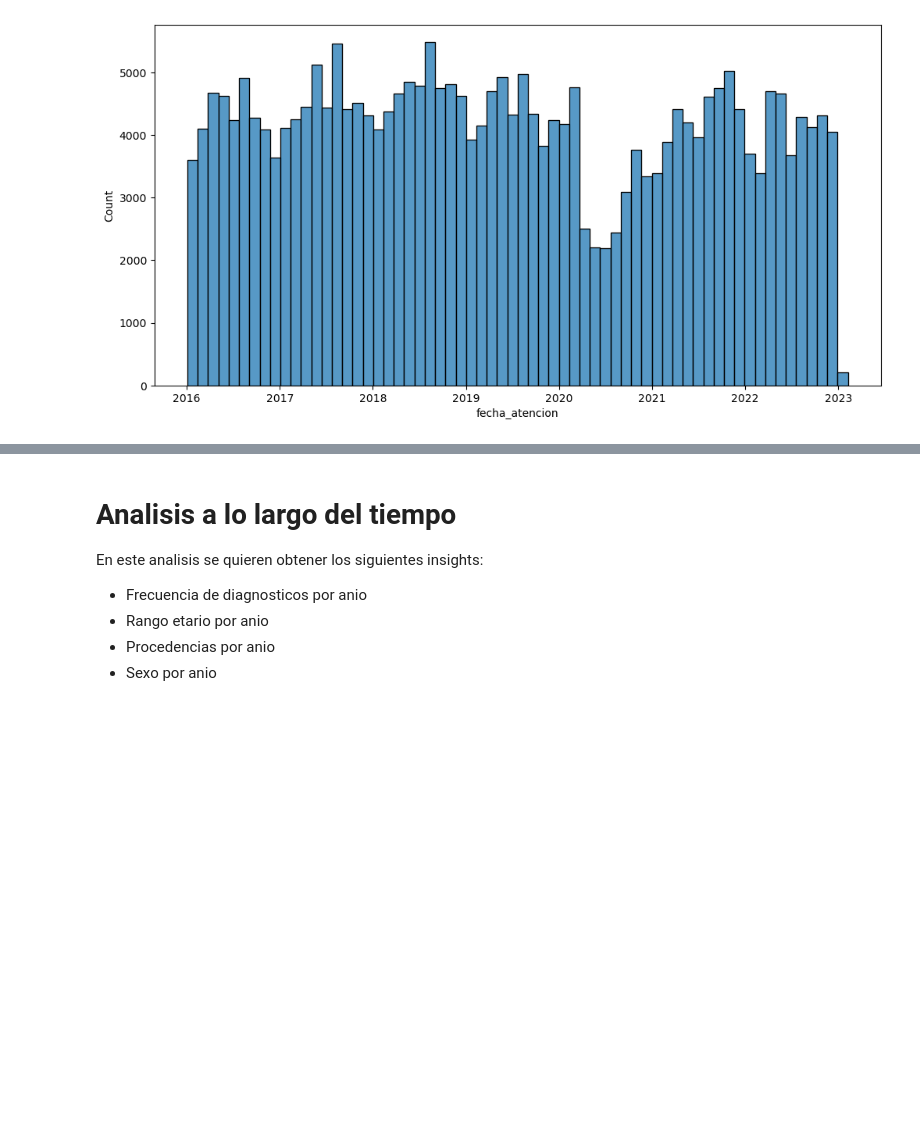
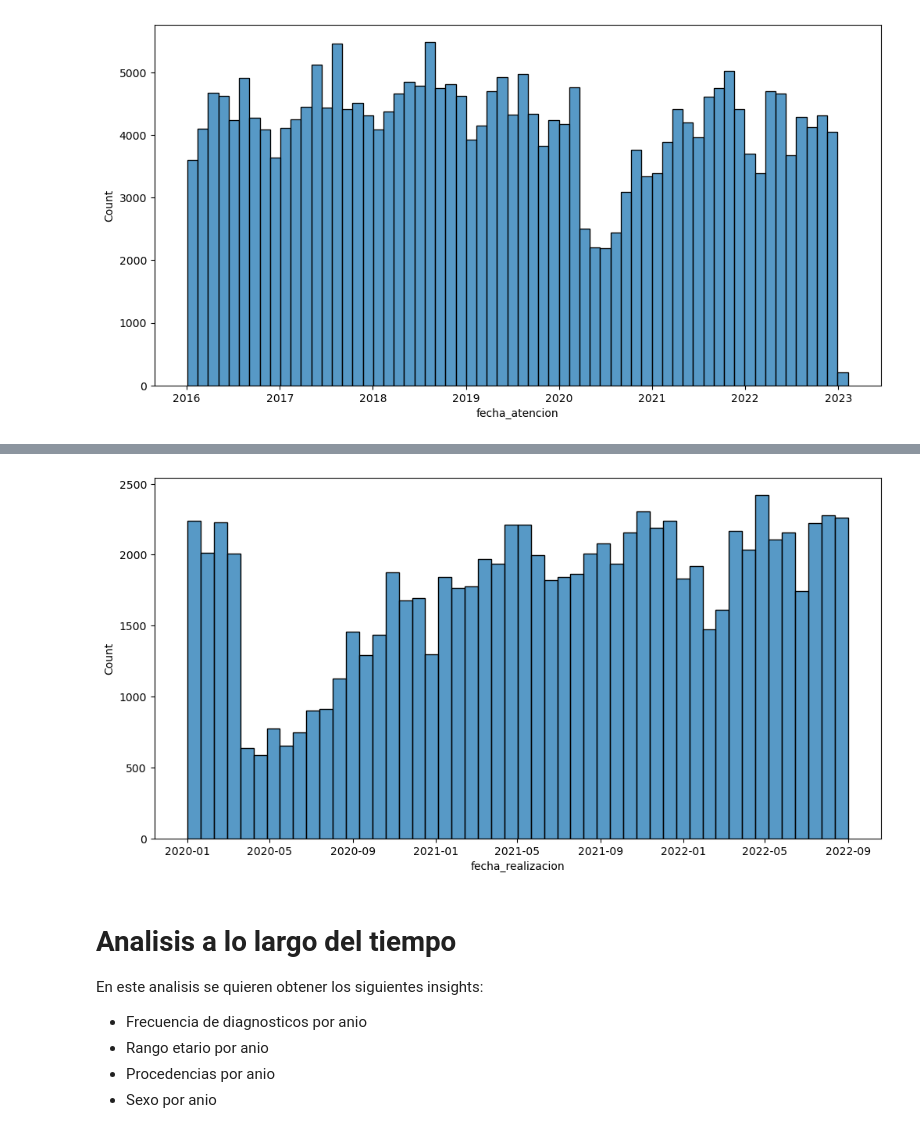
Before and after one commit to JavierRojas14/int-ambulatorio, a Jupyter notebook: notebooks/2.0-jrb-time-series-analysis.ipynb, the cells around one changed output, grey strips where cells are left out. Drawn from its saved outputs; the diff is of its cells as text; code cells hidden in the pictures; blank space fills up the shorter version.

Commit message:
Muestra fechas de procedimientos

```diff
--- a/notebooks/2.0-jrb-time-series-analysis.ipynb
+++ b/notebooks/2.0-jrb-time-series-analysis.ipynb
@@ -51,3 +51,11 @@ df_procedimientos["fecha_realizacion"] = pd.to_datetime(
 df_procedimientos["ano"] = df_procedimientos.fecha_realizacion.dt.year.astype("Int16")
 df_procedimientos["mes"] = df_procedimientos.fecha_realizacion.dt.month.astype("Int16")
 df_procedimientos["dia"] = df_procedimientos.fecha_realizacion.dt.day.astype("Int16")
+# %%
+print(
+    f"El rango de fechas de procedimientos es entre {min(df_procedimientos.fecha_realizacion)} y "
+    f" {max(df_procedimientos.fecha_realizacion)}"
+)
+sns.histplot(df_procedimientos["fecha_realizacion"])
+plt.show()
+# %% [output]
@@ -54,3 +63,4 @@ df_procedimientos["dia"] = df_procedimientos.fecha_realizacion.dt.day.astype("In
+[figure, added]
 # %% [markdown]
 # Analisis a lo largo del tiempo
 
```
Also changed, not shown: parts of 1 cell of this notebook.
